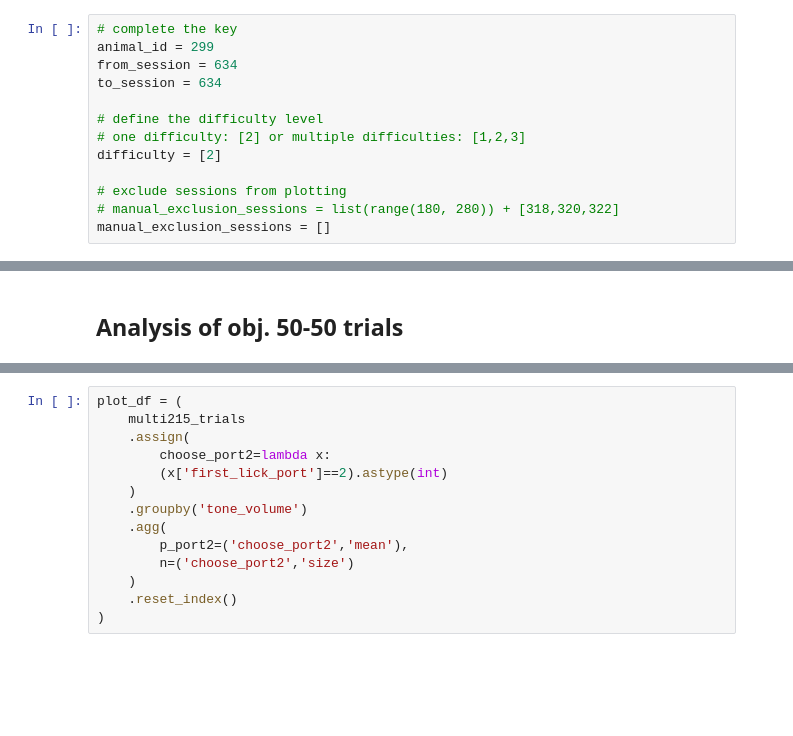
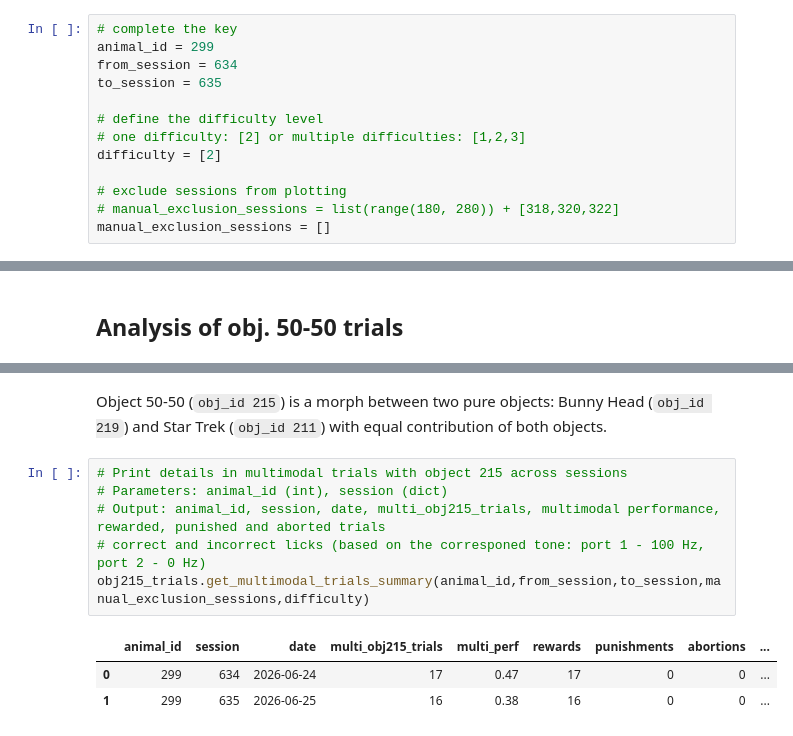
Before and after one commit to GratsakisA/multimodal_analysis, a Jupyter notebook: multimodal_analysis.ipynb, the cells around one changed output, grey strips where cells are left out. Cells and saved outputs as stored; diff of their text form; blank space fills up the shorter version.

```diff
--- a/multimodal_analysis.ipynb
+++ b/multimodal_analysis.ipynb
@@ -67,7 +67,7 @@ from multimodal_functions import (
 # complete the key
 animal_id = 299
 from_session = 634
-to_session = 634
+to_session = 635
 
 # define the difficulty level
 # one difficulty: [2] or multiple difficulties: [1,2,3]
@@ -319,14 +164,12 @@ plt.legend(title='Chosen port')
-# %%
-plot_df = (
-    multi215_trials
-    .assign(
-        choose_port2=lambda x:
-        (x['first_lick_port']==2).astype(int)
-    )
-    .groupby('tone_volume')
-    .agg(
-        p_port2=('choose_port2','mean'),
-        n=('choose_port2','size')
-    )
-    .reset_index()
-)
+# %% [markdown]
+Object 50-50 (`obj_id 215`) is a morph between two pure objects: Bunny Head (`obj_id 219`) and Star Trek (`obj_id 211`) with equal contribution of both objects.
+# %%
+# Print details in multimodal trials with object 215 across sessions
+# Parameters: animal_id (int), session (dict)
+# Output: animal_id, session, date, multi_obj215_trials, multimodal performance, rewarded, punished and aborted trials
+# correct and incorrect licks (based on the corresponed tone: port 1 - 100 Hz, port 2 - 0 Hz)
+obj215_trials.get_multimodal_trials_summary(animal_id,from_session,to_session,manual_exclusion_sessions,difficulty)
+# %% [output]
+|  | animal_id | session | date | multi_obj215_trials | multi_perf | rewards | punishments | abortions | ... |
+| 0 | 299 | 634 | 2026-06-24 | 17 | 0.47 | 17 | 0 | 0 | ... |
+| 1 | 299 | 635 | 2026-06-25 | 16 | 0.38 | 16 | 0 | 0 | ... |
```
Also changed, not shown: parts of 12 cells of this notebook, 1 other file.
